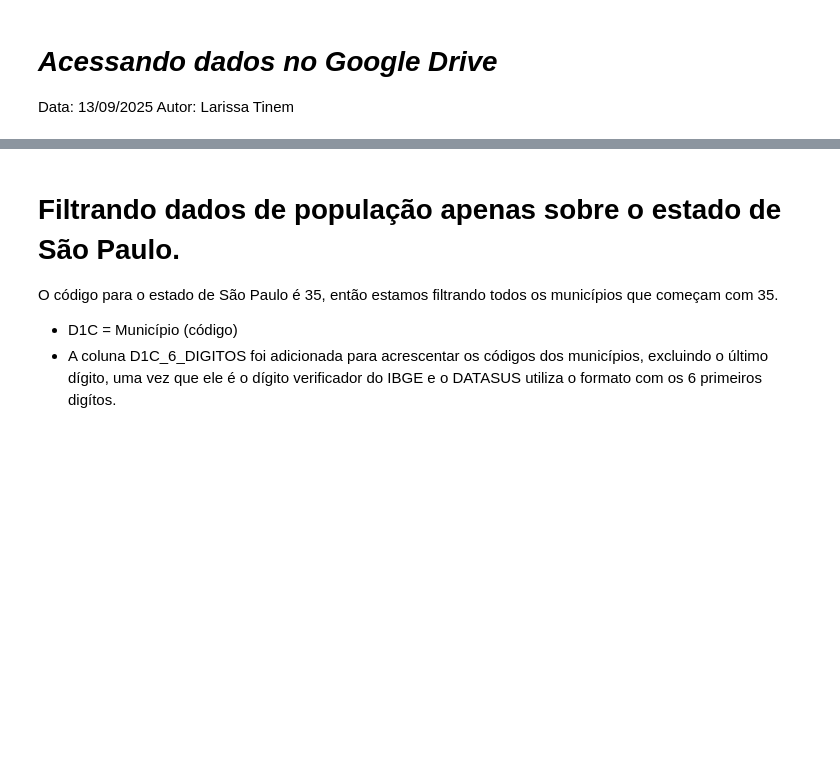
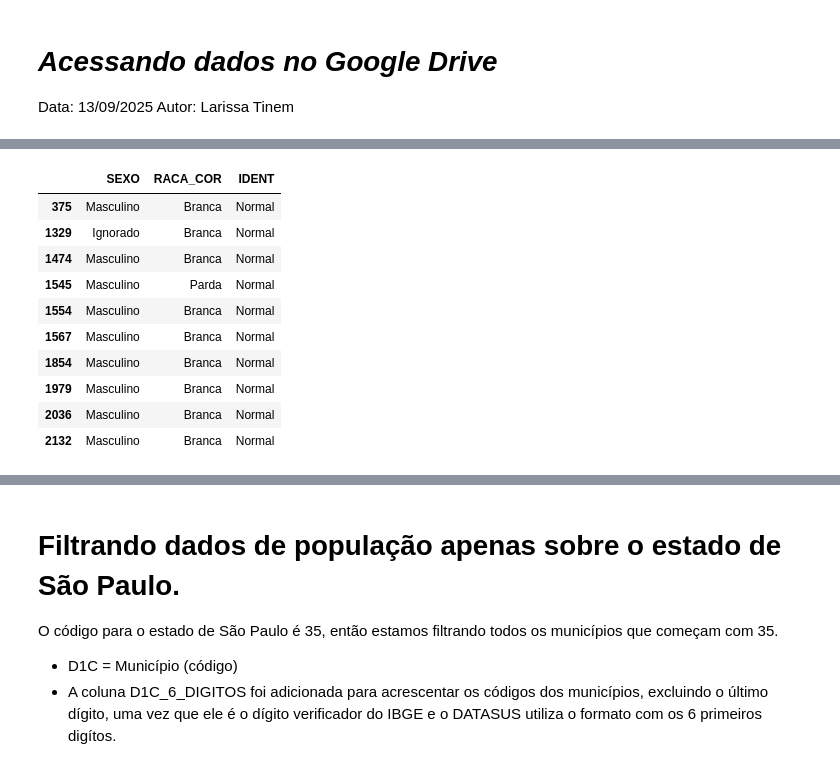
Before and after one commit to tinemyumi/saude-mental-datasus, a Jupyter notebook: codigos-python/eda.ipynb, the cells around one changed output, grey strips where cells are left out. Saved outputs shown, nothing was run; the diff lists cells and outputs as text; code cells hidden in the pictures; blank space fills up the shorter version.

```diff
--- a/codigos-python/eda.ipynb
+++ b/codigos-python/eda.ipynb
@@ -215,0 +209,28 @@ df_saude_mental[colunas_analise]
+# %%
+import sys
+sys.path.append('/content/drive/MyDrive/modulos_python')
+from trata_cnv import aplicar_cnv_coluna, aplicar_multiplos_cnvs
+
+# Lista CNVs
+cnvs = {
+    'SEXO': '/content/drive/MyDrive/DicionarioDados/SEXO.CNV',
+    'RACA_COR': '/content/drive/MyDrive/DicionarioDados/RACACOR.CNV',
+    'IDENT': '/content/drive/MyDrive/DicionarioDados/IDENT.CNV'
+}
+
+df_saude_mental = aplicar_multiplos_cnvs(df_saude_mental, cnvs)
+
+# Conferir
+df_saude_mental[['SEXO', 'RACA_COR', 'IDENT']].head(10)
+# %% [output]
+|  | SEXO | RACA_COR | IDENT |
+| 375 | Masculino | Branca | Normal |
+| 1329 | Ignorado | Branca | Normal |
+| 1474 | Masculino | Branca | Normal |
+| 1545 | Masculino | Parda | Normal |
+| 1554 | Masculino | Branca | Normal |
+| 1567 | Masculino | Branca | Normal |
+| 1854 | Masculino | Branca | Normal |
+| 1979 | Masculino | Branca | Normal |
+| 2036 | Masculino | Branca | Normal |
+| 2132 | Masculino | Branca | Normal |
```
Also changed, not shown: parts of 28 cells of this notebook.
